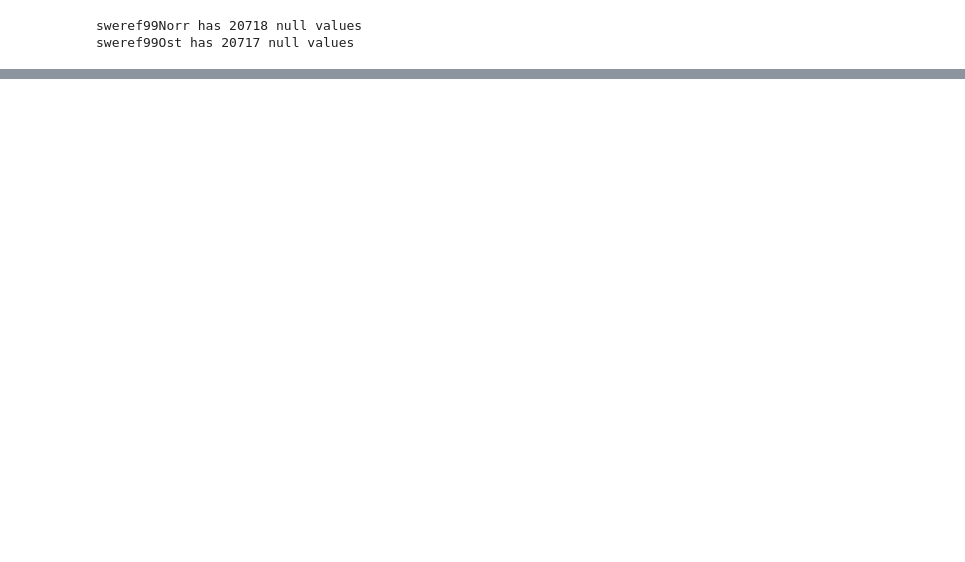
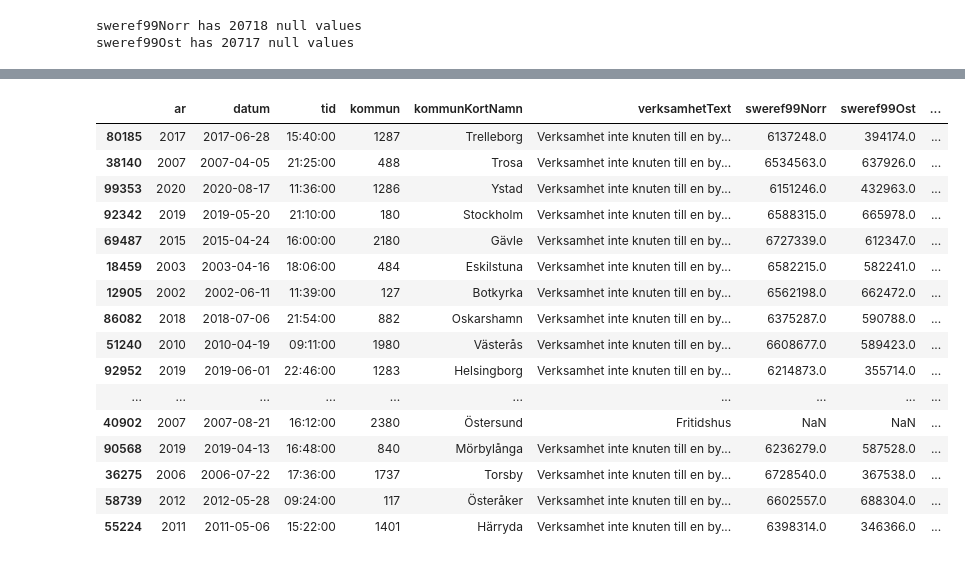
Before and after one commit to Johanil/BDA-Project, a Jupyter notebook: FiresReported.ipynb, the cells around one changed output, grey strips where cells are left out. Saved outputs shown, nothing was run; the diff lists cells and outputs as text; code cells hidden in the pictures; blank space fills up the shorter version.

```diff
--- a/FiresReported.ipynb
+++ b/FiresReported.ipynb
@@ -5,4 +15,7 @@ from datetime import datetime, date
 # %%
 path='./data/Insatser till brand i skog och mark 2000-2020.xlsx'
+# %%
+#tm is used for the conversions of easting and northing to longitude and latitude
+tm = projections.make_transverse_mercator("SWEREF_99_TM")
 # %%
 df = pd.read_excel(path)
@@ -32,0 +81,31 @@ sweref99Ost has 20717 null values
+# %%
+#Functions for converting easting and northing to latitudes and longitudes.
+def toLat(E,N):
+    lat, lon = tm.grid_to_geodetic(N,E)
+    return lat
+def toLon(E,N):
+    lat, lon = tm.grid_to_geodetic(N,E)
+    return lon
+# %%
+#Applying functions to create to new columns, Longitude and Latitude for reported fires.
+sample['Latitude'] = sample.apply(lambda row: toLat(row['sweref99Ost'],row['sweref99Norr']),axis=1)
+sample['Longitude'] = sample.apply(lambda row: toLon(row['sweref99Ost'],row['sweref99Norr']),axis=1)
+sample
+# %% [output]
+|  | ar | datum | tid | kommun | kommunKortNamn | verksamhetText | sweref99Norr | sweref99Ost | ... |
+| 80185 | 2017 | 2017-06-28 | 15:40:00 | 1287 | Trelleborg | Verksamhet inte knuten till en by... | 6137248.0 | 394174.0 | ... |
+| 38140 | 2007 | 2007-04-05 | 21:25:00 | 488 | Trosa | Verksamhet inte knuten till en by... | 6534563.0 | 637926.0 | ... |
+| 99353 | 2020 | 2020-08-17 | 11:36:00 | 1286 | Ystad | Verksamhet inte knuten till en by... | 6151246.0 | 432963.0 | ... |
+| 92342 | 2019 | 2019-05-20 | 21:10:00 | 180 | Stockholm | Verksamhet inte knuten till en by... | 6588315.0 | 665978.0 | ... |
+| 69487 | 2015 | 2015-04-24 | 16:00:00 | 2180 | Gävle | Verksamhet inte knuten till en by... | 6727339.0 | 612347.0 | ... |
+| 18459 | 2003 | 2003-04-16 | 18:06:00 | 484 | Eskilstuna | Verksamhet inte knuten till en by... | 6582215.0 | 582241.0 | ... |
+| 12905 | 2002 | 2002-06-11 | 11:39:00 | 127 | Botkyrka | Verksamhet inte knuten till en by... | 6562198.0 | 662472.0 | ... |
+| 86082 | 2018 | 2018-07-06 | 21:54:00 | 882 | Oskarshamn | Verksamhet inte knuten till en by... | 6375287.0 | 590788.0 | ... |
+| 51240 | 2010 | 2010-04-19 | 09:11:00 | 1980 | Västerås | Verksamhet inte knuten till en by... | 6608677.0 | 589423.0 | ... |
+| 92952 | 2019 | 2019-06-01 | 22:46:00 | 1283 | Helsingborg | Verksamhet inte knuten till en by... | 6214873.0 | 355714.0 | ... |
+| ... | ... | ... | ... | ... | ... | ... | ... | ... | ... |
+| 40902 | 2007 | 2007-08-21 | 16:12:00 | 2380 | Östersund | Fritidshus | NaN | NaN | ... |
+| 90568 | 2019 | 2019-04-13 | 16:48:00 | 840 | Mörbylånga | Verksamhet inte knuten till en by... | 6236279.0 | 587528.0 | ... |
+| 36275 | 2006 | 2006-07-22 | 17:36:00 | 1737 | Torsby | Verksamhet inte knuten till en by... | 6728540.0 | 367538.0 | ... |
+| 58739 | 2012 | 2012-05-28 | 09:24:00 | 117 | Österåker | Verksamhet inte knuten till en by... | 6602557.0 | 688304.0 | ... |
+| 55224 | 2011 | 2011-05-06 | 15:22:00 | 1401 | Härryda | Verksamhet inte knuten till en by... | 6398314.0 | 346366.0 | ... |
```
Also changed, not shown: parts of 9 cells of this notebook, 2 other files.
